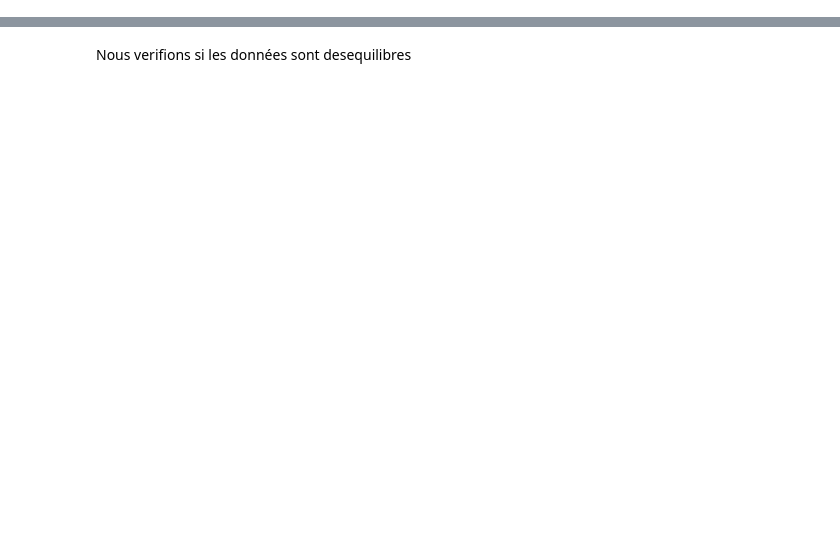
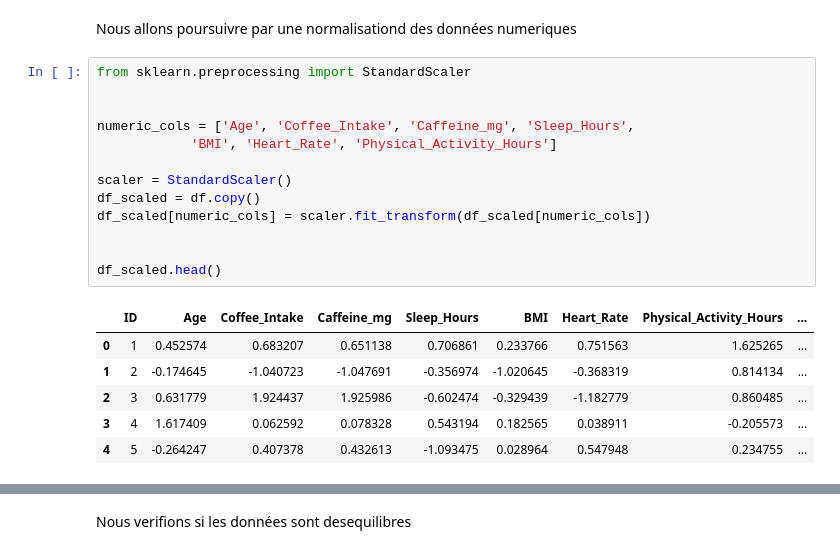
Before and after one commit to riada-zotiny/Processus_data, a Jupyter notebook: projet_AA.ipynb, the cells around one changed output, grey strips where cells are left out. Drawn from its saved outputs; the diff is of its cells as text; blank space fills up the shorter version.

```diff
--- a/projet_AA.ipynb
+++ b/projet_AA.ipynb
@@ -287,0 +441,22 @@ Occupation: {'Healthcare': 0, 'Office': 1, 'Other': 2, 'Service': 3, 'Student':
+# %% [markdown]
+Nous allons poursuivre par une normalisationd des données numeriques
+# %%
+from sklearn.preprocessing import StandardScaler
+
+
+numeric_cols = ['Age', 'Coffee_Intake', 'Caffeine_mg', 'Sleep_Hours',
+            'BMI', 'Heart_Rate', 'Physical_Activity_Hours']
+
+scaler = StandardScaler()
+df_scaled = df.copy()
+df_scaled[numeric_cols] = scaler.fit_transform(df_scaled[numeric_cols])
+
+
+df_scaled.head()
+# %% [output]
+|  | ID | Age | Coffee_Intake | Caffeine_mg | Sleep_Hours | BMI | Heart_Rate | Physical_Activity_Hours | ... |
+| 0 | 1 | 0.452574 | 0.683207 | 0.651138 | 0.706861 | 0.233766 | 0.751563 | 1.625265 | ... |
+| 1 | 2 | -0.174645 | -1.040723 | -1.047691 | -0.356974 | -1.020645 | -0.368319 | 0.814134 | ... |
+| 2 | 3 | 0.631779 | 1.924437 | 1.925986 | -0.602474 | -0.329439 | -1.182779 | 0.860485 | ... |
+| 3 | 4 | 1.617409 | 0.062592 | 0.078328 | 0.543194 | 0.182565 | 0.038911 | -0.205573 | ... |
+| 4 | 5 | -0.264247 | 0.407378 | 0.432613 | -1.093475 | 0.028964 | 0.547948 | 0.234755 | ... |
```
Also changed, not shown: parts of 53 cells of this notebook, 3 other files.
